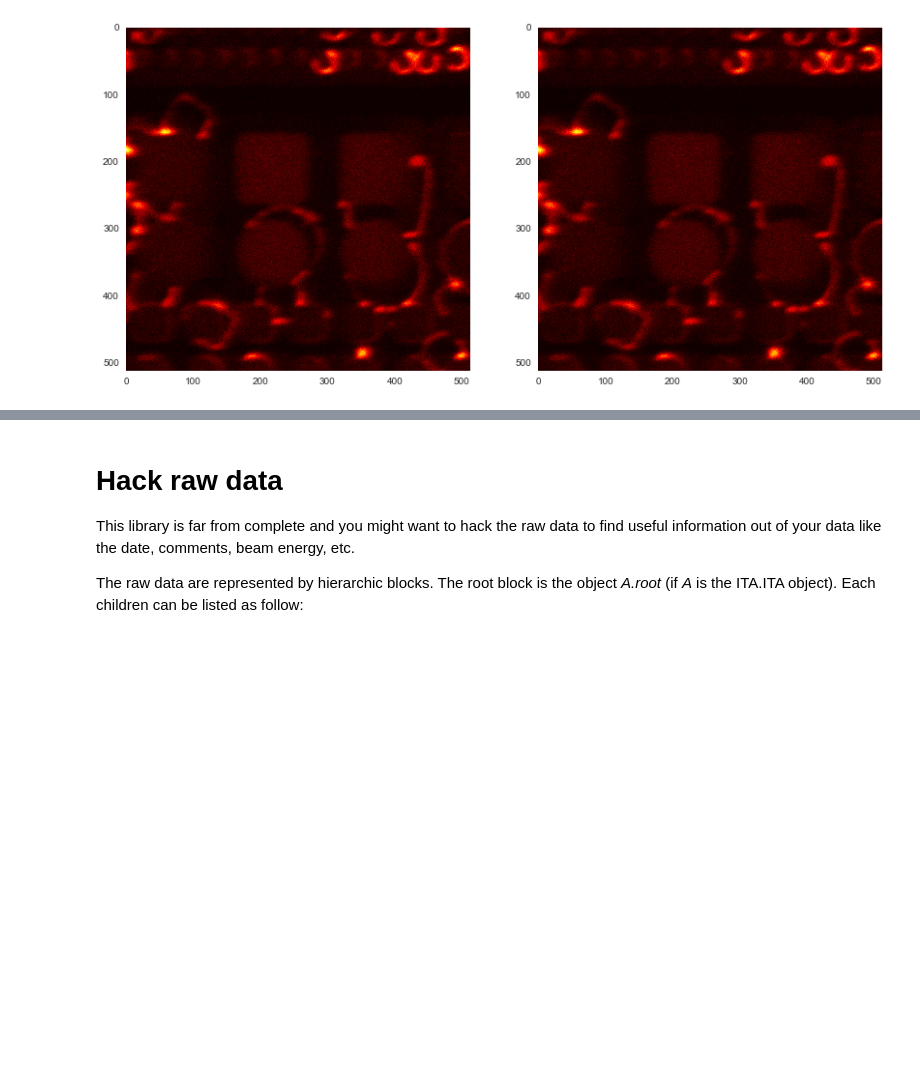
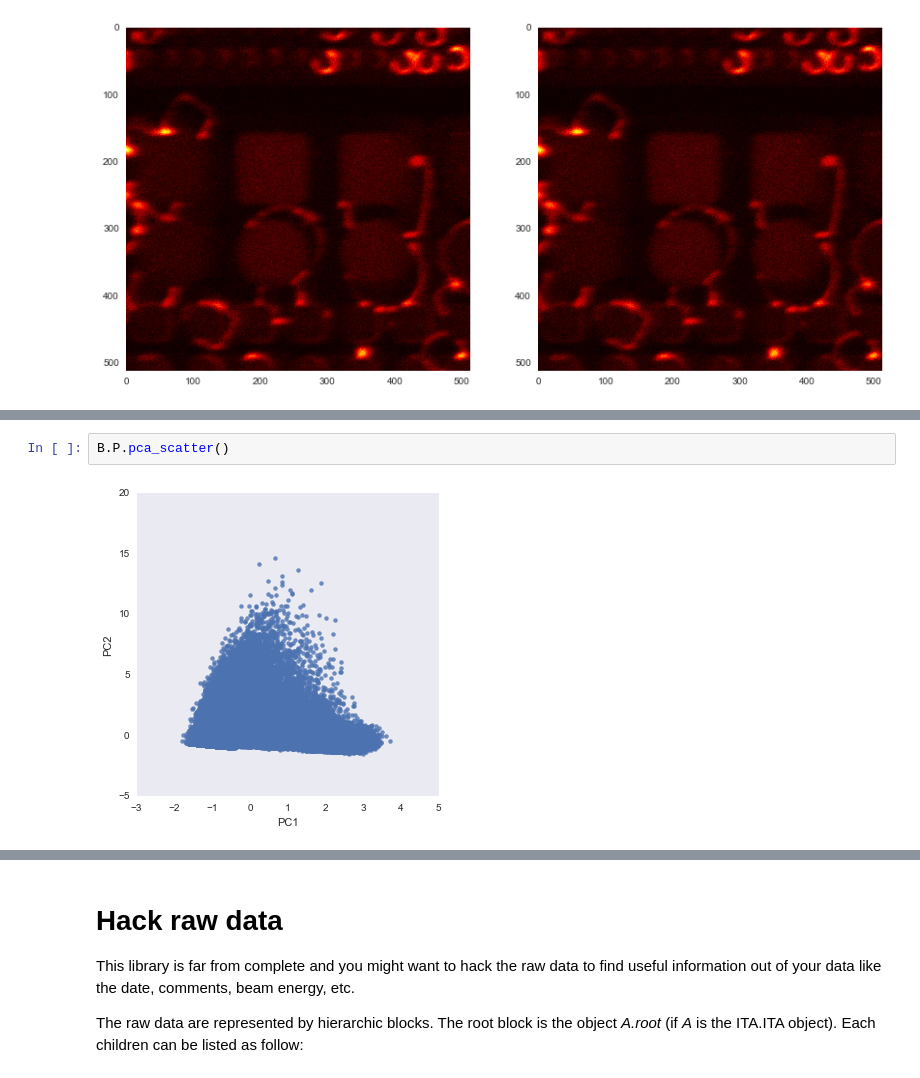
Before and after one commit to scholi/pyTOF, a Jupyter notebook: doc/pyTOF Documentation.ipynb, the cells around one changed output, grey strips where cells are left out. Drawn from its saved outputs; the diff is of its cells as text; blank space fills up the shorter version.

```diff
--- a/doc/pyTOF Documentation.ipynb
+++ b/doc/pyTOF Documentation.ipynb
@@ -103,0 +209,4 @@ ax[1].imshow(Z,cmap='hot');
+# %%
+B.P.pca_scatter()
+# %% [output]
+[figure, added]
```
Also changed, not shown: parts of 16 cells of this notebook, 2 other files.
